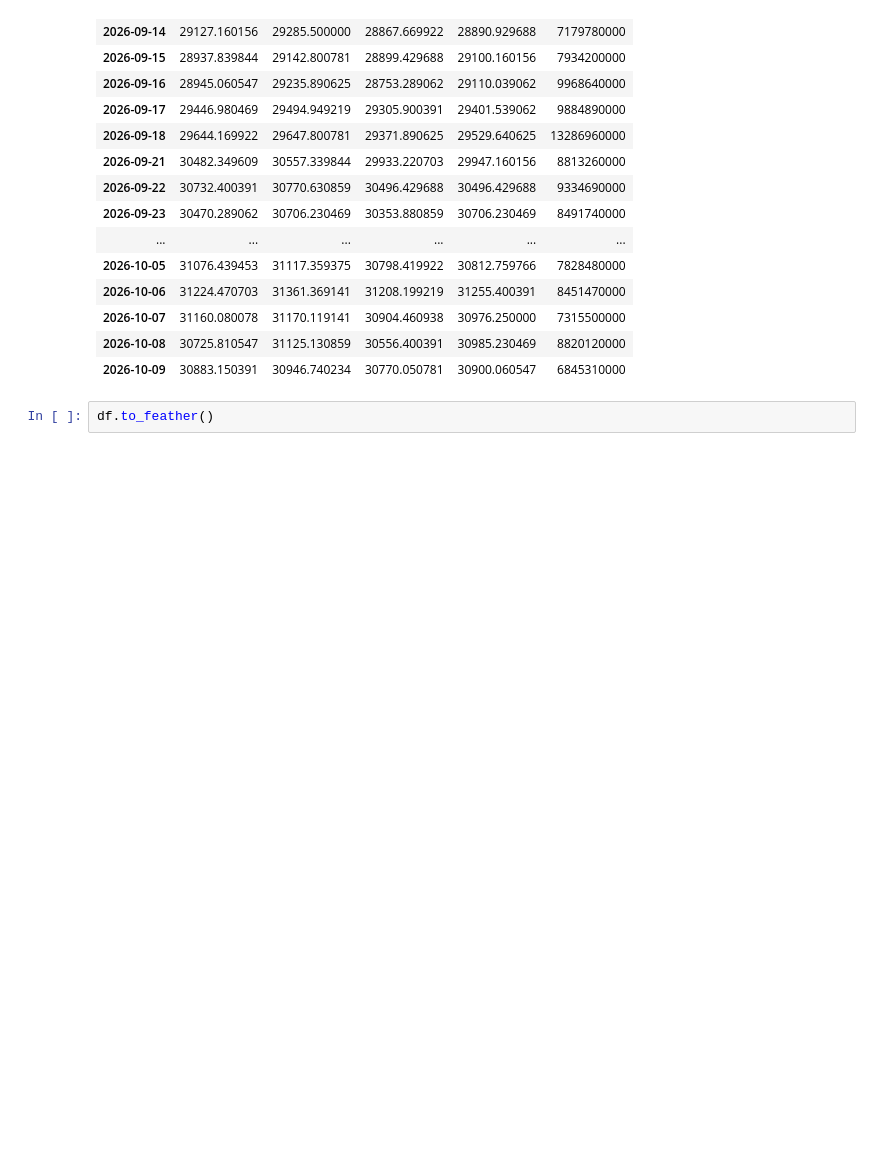
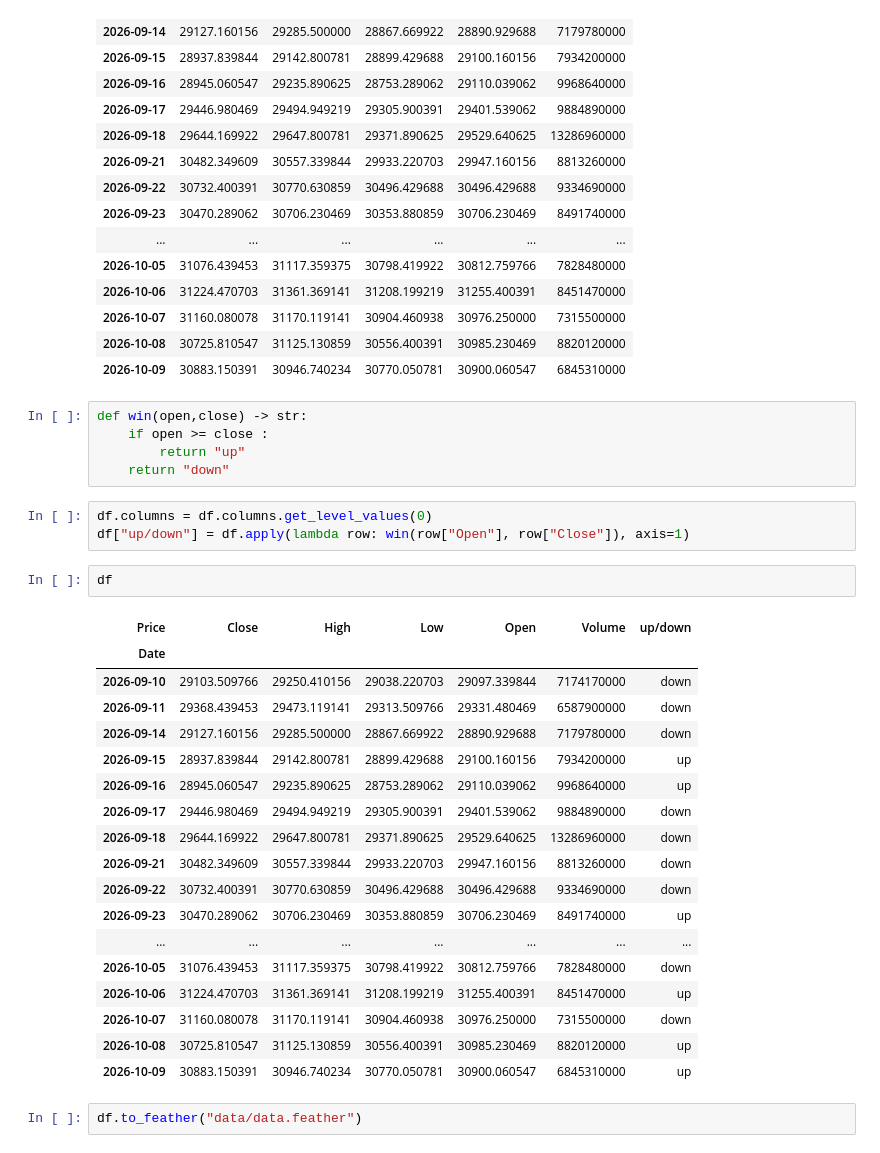
Before and after one commit to SamuAP19/NASDAQ_Prediction-Project, a Jupyter notebook: Project.ipynb, the cells around one changed output. Drawn from its saved outputs; the diff is of its cells as text; blank space fills up the shorter version.

```diff
--- a/Project.ipynb
+++ b/Project.ipynb
@@ -139,5 +142,34 @@ df
 | 2026-10-07 | 31160.080078 | 31170.119141 | 30904.460938 | 30976.250000 | 7315500000 |
 | 2026-10-08 | 30725.810547 | 31125.130859 | 30556.400391 | 30985.230469 | 8820120000 |
 | 2026-10-09 | 30883.150391 | 30946.740234 | 30770.050781 | 30900.060547 | 6845310000 |
+# %%
+def win(open,close) -> str:
+    if open >= close :
+        return "up"
+    return "down"
+# %%
+df.columns = df.columns.get_level_values(0)
+df["up/down"] = df.apply(lambda row: win(row["Open"], row["Close"]), axis=1)
+# %%
+df
+# %% [output]
+| Price | Close | High | Low | Open | Volume | up/down |
+| Date |  |  |  |  |  |  |
+| 2026-09-10 | 29103.509766 | 29250.410156 | 29038.220703 | 29097.339844 | 7174170000 | down |
+| 2026-09-11 | 29368.439453 | 29473.119141 | 29313.509766 | 29331.480469 | 6587900000 | down |
+| 2026-09-14 | 29127.160156 | 29285.500000 | 28867.669922 | 28890.929688 | 7179780000 | down |
+| 2026-09-15 | 28937.839844 | 29142.800781 | 28899.429688 | 29100.160156 | 7934200000 | up |
+| 2026-09-16 | 28945.060547 | 29235.890625 | 28753.289062 | 29110.039062 | 9968640000 | up |
+| 2026-09-17 | 29446.980469 | 29494.949219 | 29305.900391 | 29401.539062 | 9884890000 | down |
+| 2026-09-18 | 29644.169922 | 29647.800781 | 29371.890625 | 29529.640625 | 13286960000 | down |
+| 2026-09-21 | 30482.349609 | 30557.339844 | 29933.220703 | 29947.160156 | 8813260000 | down |
+| 2026-09-22 | 30732.400391 | 30770.630859 | 30496.429688 | 30496.429688 | 9334690000 | down |
+| 2026-09-23 | 30470.289062 | 30706.230469 | 30353.880859 | 30706.230469 | 8491740000 | up |
+| ... | ... | ... | ... | ... | ... | ... |
+| 2026-10-05 | 31076.439453 | 31117.359375 | 30798.419922 | 30812.759766 | 7828480000 | down |
+| 2026-10-06 | 31224.470703 | 31361.369141 | 31208.199219 | 31255.400391 | 8451470000 | up |
+| 2026-10-07 | 31160.080078 | 31170.119141 | 30904.460938 | 30976.250000 | 7315500000 | down |
+| 2026-10-08 | 30725.810547 | 31125.130859 | 30556.400391 | 30985.230469 | 8820120000 | up |
+| 2026-10-09 | 30883.150391 | 30946.740234 | 30770.050781 | 30900.060547 | 6845310000 | up |
 # %%
-df.to_feather()
+df.to_feather("data/data.feather")
```
Also changed, not shown: parts of 2 cells of this notebook, 4 other files.
